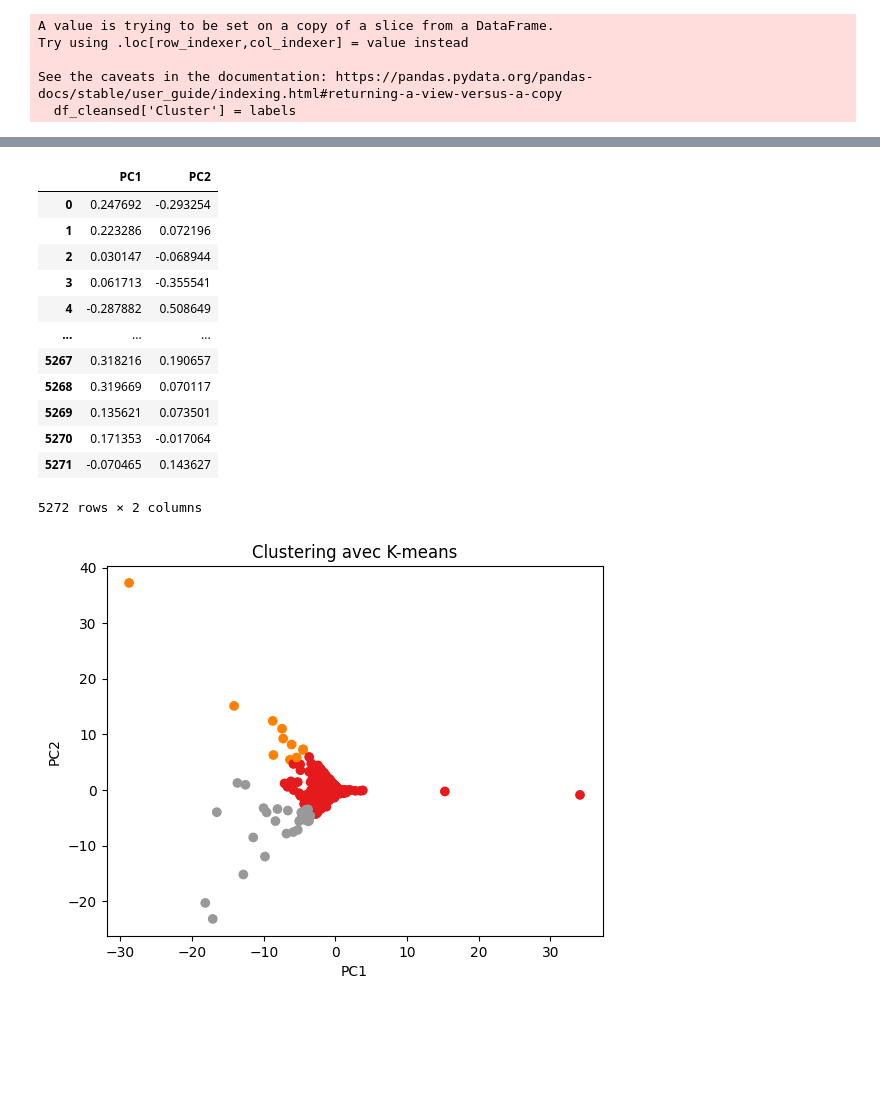
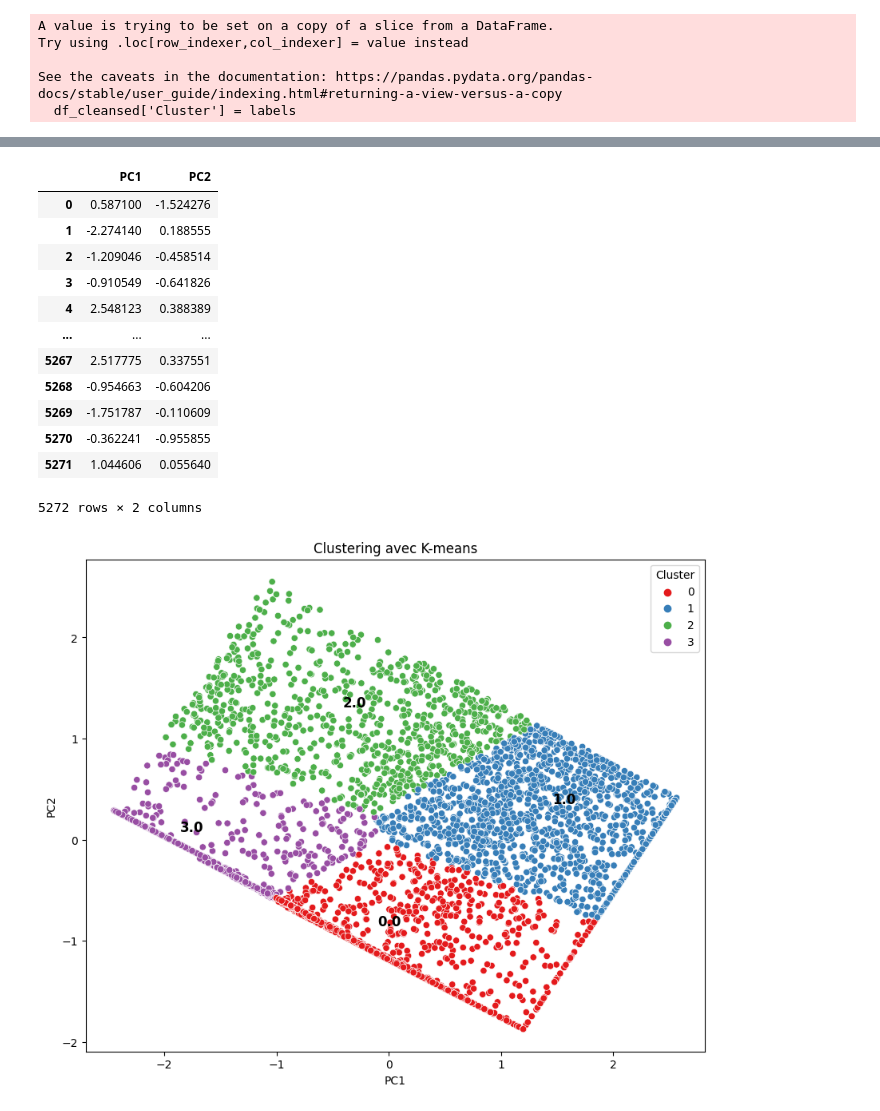
Before and after one commit to Evgeni1494/SegmentationClient, a Jupyter notebook: Clustering.ipynb, the cells around one changed output, grey strips where cells are left out. Saved outputs shown, nothing was run; the diff lists cells and outputs as text; code cells hidden in the pictures; blank space fills up the shorter version.

Commit message:
Re-engineering du R F et M, Re-Clustering

```diff
--- a/Clustering.ipynb
+++ b/Clustering.ipynb
@@ -122,14 +78,7 @@ df_cleansed.shape
 # %%
-import pandas as pd
-from sklearn.pipeline import make_pipeline
-from sklearn.preprocessing import StandardScaler
-from sklearn.cluster import KMeans
-
-# Charger le dataset
-
 
 # Sélectionner les colonnes à utiliser pour le clustering
-columns = ['AverageAmount', 'TotalAmount', 'TimeDiff', 'R', 'F', 'M', 'RFM']
+columns = ['AverageAmount', 'TotalAmount', 'TimeDiff', 'R', 'F', 'M']
 data = df_cleansed[columns]
 
 # Créer le pipeline de standardisation et clustering
@@ -143,9 +92,6 @@ labels = pipeline.predict(data)
 
 # Ajouter les labels de cluster au DataFrame
 df_cleansed['Cluster'] = labels
-
-# Afficher le DataFrame avec les labels de cluster
-# print(df_cleansed.head())
 # %% [output]
 A value is trying to be set on a copy of a slice from a DataFrame.
 Try using .loc[row_indexer,col_indexer] = value instead
@@ -271,7 +176,7 @@ from sklearn.decomposition import PCA
 
 df_pca = df_cleansed
 # Sélectionner les colonnes pertinentes pour l'ACP
-features = ['AverageAmount','TotalAmount', 'TimeDiff']
+features = ['R','F', 'M']
 
 # Standardisation des données
 scaler = StandardScaler()
@@ -291,59 +196,61 @@ df_test = pd.DataFrame(data=principal_components, columns=['PC1', 'PC2'])
 df_test
 # %% [output]
 |  | PC1 | PC2 |
-| 0 | 0.247692 | -0.293254 |
-| 1 | 0.223286 | 0.072196 |
-| 2 | 0.030147 | -0.068944 |
-| 3 | 0.061713 | -0.355541 |
-| 4 | -0.287882 | 0.508649 |
+| 0 | 0.587100 | -1.524276 |
+| 1 | -2.274140 | 0.188555 |
+| 2 | -1.209046 | -0.458514 |
+| 3 | -0.910549 | -0.641826 |
+| 4 | 2.548123 | 0.388389 |
 | ... | ... | ... |
-| 5267 | 0.318216 | 0.190657 |
-| 5268 | 0.319669 | 0.070117 |
-| 5269 | 0.135621 | 0.073501 |
-| 5270 | 0.171353 | -0.017064 |
-| 5271 | -0.070465 | 0.143627 |
+| 5267 | 2.517775 | 0.337551 |
+| 5268 | -0.954663 | -0.604206 |
+| 5269 | -1.751787 | -0.110609 |
+| 5270 | -0.362241 | -0.955855 |
+| 5271 | 1.044606 | 0.055640 |
 5272 rows × 2 columns
 # %%
-import pandas as pd
-import matplotlib.pyplot as plt
-from sklearn.cluster import KMeans
-from sklearn.preprocessing import StandardScaler
 
 # Charger le dataset
 df = df_test
 
 # Sélectionner les colonnes à utiliser pour le clustering (R, F, M)
 X = df[['PC1', 'PC2']]
 
 # Appliquer la transformation de mise à l'échelle avec StandardScaler
 scaler = StandardScaler()
 X_scaled = scaler.fit_transform(X)
 
 # Définir le nombre de clusters
-num_clusters = 3
+num_clusters = 4
 
 # Créer une instance du modèle K-means avec une initialisation K-means++
 kmeans = KMeans(n_clusters=num_clusters, init='k-means++', random_state=42)
 
 # Effectuer le clustering
 kmeans.fit(X_scaled)
 
 # Obtenir les labels de clusters assignés à chaque échantillon
 labels = kmeans.labels_
 
 # Ajouter les labels de clusters au DataFrame
 df['Cluster'] = labels
 
 # Visualiser les clusters en utilisant un diagramme en nuage de points
-plt.scatter(df['PC1'], df['PC2'], c=df['Cluster'], cmap='Set1')
+
+# Visualiser les clusters en utilisant un diagramme en nuage de points avec Seaborn
+plt.figure(figsize=(10, 8))
+sns.scatterplot(x='PC1', y='PC2', hue='Cluster', data=df, palette='Set1')
 plt.xlabel('PC1')
 plt.ylabel('PC2')
 plt.title('Clustering avec K-means')
 
-# Ajouter des annotations aux points
-# for i, row in df.iterrows():
-#     plt.annotate(row['Cluster'], (row['PC1'], row['PC2']), textcoords="offset points", xytext=(0,10), ha='center')
+# Calculer les centroïdes de chaque cluster
+centroids = df.groupby('Cluster')['PC1', 'PC2'].mean().reset_index()
+
+# Ajouter des annotations aux ensembles de points
+for i, row in centroids.iterrows():
+    plt.annotate(row['Cluster'], (row['PC1'], row['PC2']), textcoords="offset points", xytext=(0, 10), ha='center', fontsize=12, fontweight='bold')
 
 plt.show()
 # %% [output]
-[figure, old version]
+[figure, new version]
```
Also changed, not shown: parts of 18 cells of this notebook, 5 other files.
